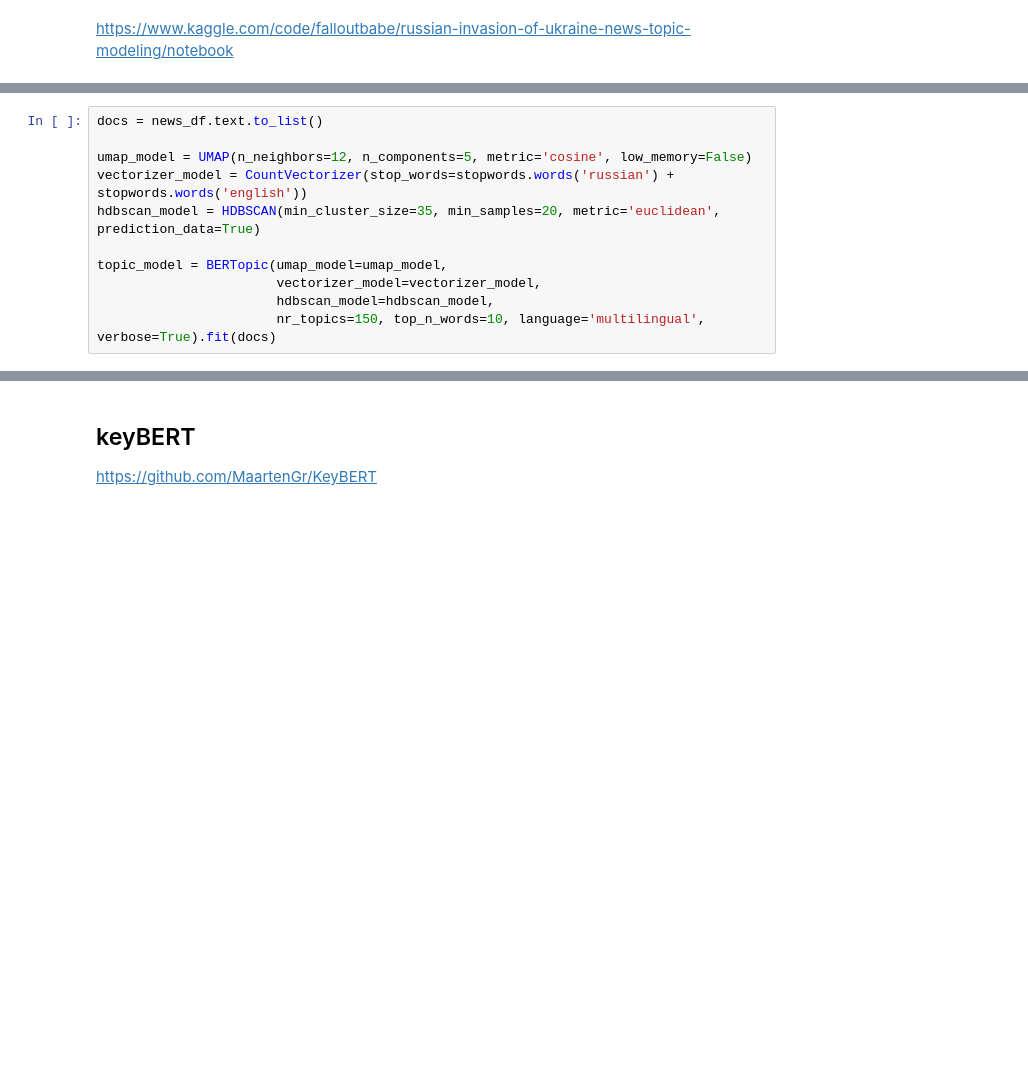
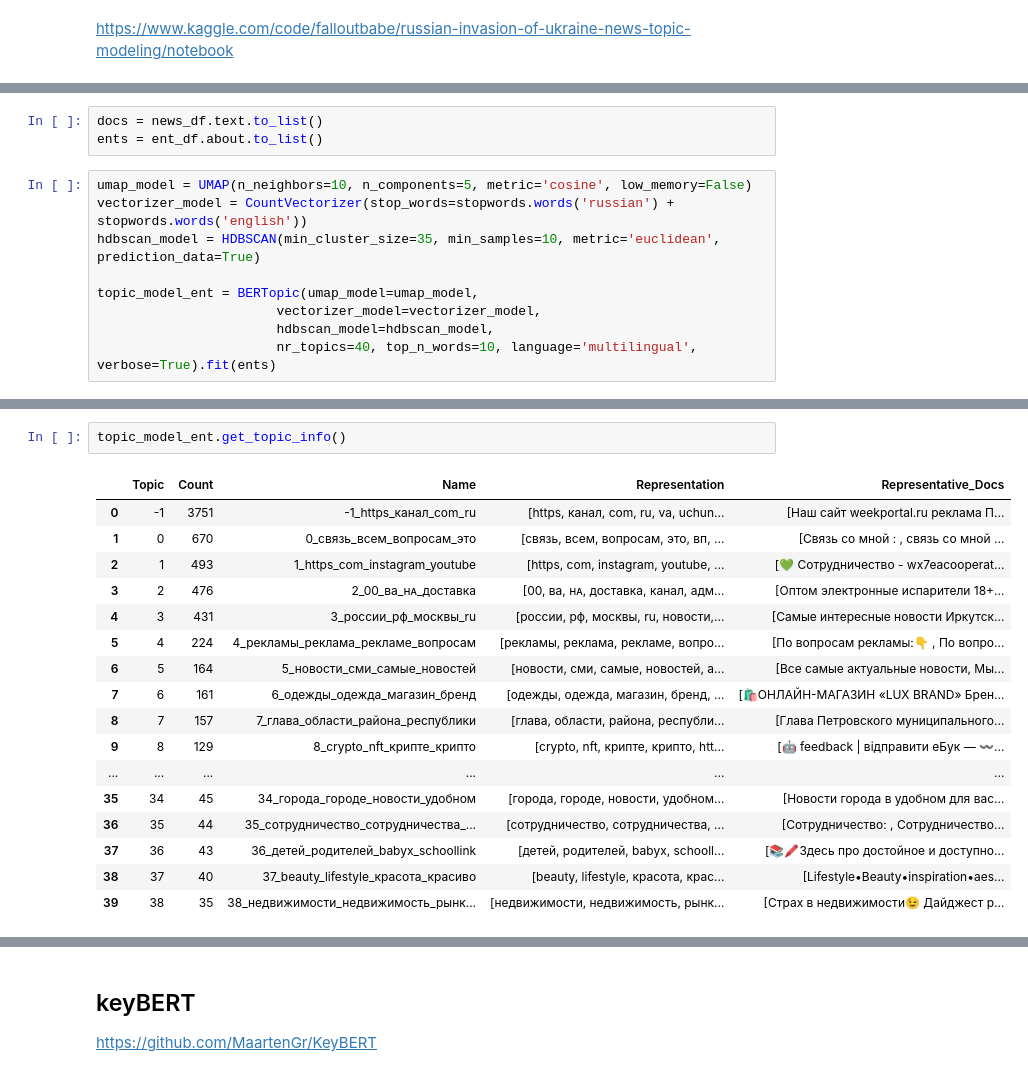
Before and after one commit to dripowner/GetRec-Telegram-Project, a Jupyter notebook: topic-and-keyword-extraction.ipynb, the cells around one changed output, grey strips where cells are left out. Saved outputs shown, nothing was run; the diff lists cells and outputs as text; blank space fills up the shorter version.

Commit message:
fix models tests

```diff
--- a/topic-and-keyword-extraction.ipynb
+++ b/topic-and-keyword-extraction.ipynb
@@ -92,12 +121,13 @@ news_df
+# %%
+docs = news_df.text.to_list()
+ents = ent_df.about.to_list()
 # %%
-docs = news_df.text.to_list()
+umap_model = UMAP(n_neighbors=10, n_components=5, metric='cosine', low_memory=False)
+vectorizer_model = CountVectorizer(stop_words=stopwords.words('russian') + stopwords.words('english'))
+hdbscan_model = HDBSCAN(min_cluster_size=35, min_samples=10, metric='euclidean', prediction_data=True)
 
-umap_model = UMAP(n_neighbors=12, n_components=5, metric='cosine', low_memory=False)
-vectorizer_model = CountVectorizer(stop_words=stopwords.words('russian') + stopwords.words('english'))
-hdbscan_model = HDBSCAN(min_cluster_size=35, min_samples=20, metric='euclidean', prediction_data=True)
-
-topic_model = BERTopic(umap_model=umap_model,
+topic_model_ent = BERTopic(umap_model=umap_model,
                        vectorizer_model=vectorizer_model,
                        hdbscan_model=hdbscan_model,
-                       nr_topics=150, top_n_words=10, language='multilingual', verbose=True).fit(docs)
+                       nr_topics=40, top_n_words=10, language='multilingual', verbose=True).fit(ents)
 # %% [output]
@@ -129 +168,21 @@ topic_model.get_topic_info()
+# %%
+topic_model_ent.get_topic_info()
+# %% [output]
+|  | Topic | Count | Name | Representation | Representative_Docs |
+| 0 | -1 | 3751 | -1_https_канал_com_ru | [https, канал, com, ru, va, uchun... | [Наш сайт weekportal.ru реклама П... |
+| 1 | 0 | 670 | 0_связь_всем_вопросам_это | [связь, всем, вопросам, это, вп, ... | [Связь со мной : , связь со мной ... |
+| 2 | 1 | 493 | 1_https_com_instagram_youtube | [https, com, instagram, youtube, ... | [💚 Сотрудничество - wx7eacooperat... |
+| 3 | 2 | 476 | 2_00_ва_нᴀ_доставка | [00, ва, нᴀ, доставка, канал, адм... | [Оптом электронные испарители 18+... |
+| 4 | 3 | 431 | 3_россии_рф_москвы_ru | [россии, рф, москвы, ru, новости,... | [Самые интересные новости Иркутск... |
+| 5 | 4 | 224 | 4_рекламы_реклама_рекламе_вопросам | [рекламы, реклама, рекламе, вопро... | [По вопросам рекламы:👇 , По вопро... |
+| 6 | 5 | 164 | 5_новости_сми_самые_новостей | [новости, сми, самые, новостей, а... | [Все самые актуальные новости, Мы... |
+| 7 | 6 | 161 | 6_одежды_одежда_магазин_бренд | [одежды, одежда, магазин, бренд, ... | [🛍ОНЛАЙН-МАГАЗИН «LUX BRAND» Брен... |
+| 8 | 7 | 157 | 7_глава_области_района_республики | [глава, области, района, республи... | [Глава Петровского муниципального... |
+| 9 | 8 | 129 | 8_crypto_nft_крипте_крипто | [crypto, nft, крипте, крипто, htt... | [🤖 feedback | відправити еБук — 〰... |
+| ... | ... | ... | ... | ... | ... |
+| 35 | 34 | 45 | 34_города_городе_новости_удобном | [города, городе, новости, удобном... | [Новости города в удобном для вас... |
+| 36 | 35 | 44 | 35_сотрудничество_сотрудничества_... | [сотрудничество, сотрудничества, ... | [Сотрудничество: , Сотрудничество... |
+| 37 | 36 | 43 | 36_детей_родителей_babyx_schoollink | [детей, родителей, babyx, schooll... | [📚🖍Здесь про достойное и доступно... |
+| 38 | 37 | 40 | 37_beauty_lifestyle_красота_красиво | [beauty, lifestyle, красота, крас... | [Lifestyle•Beauty•inspiration•aes... |
+| 39 | 38 | 35 | 38_недвижимости_недвижимость_рынк... | [недвижимости, недвижимость, рынк... | [Страх в недвижимости😉 Дайджест р... |
 # %%
```
Also changed, not shown: parts of 25 cells of this notebook, 1 other file.
